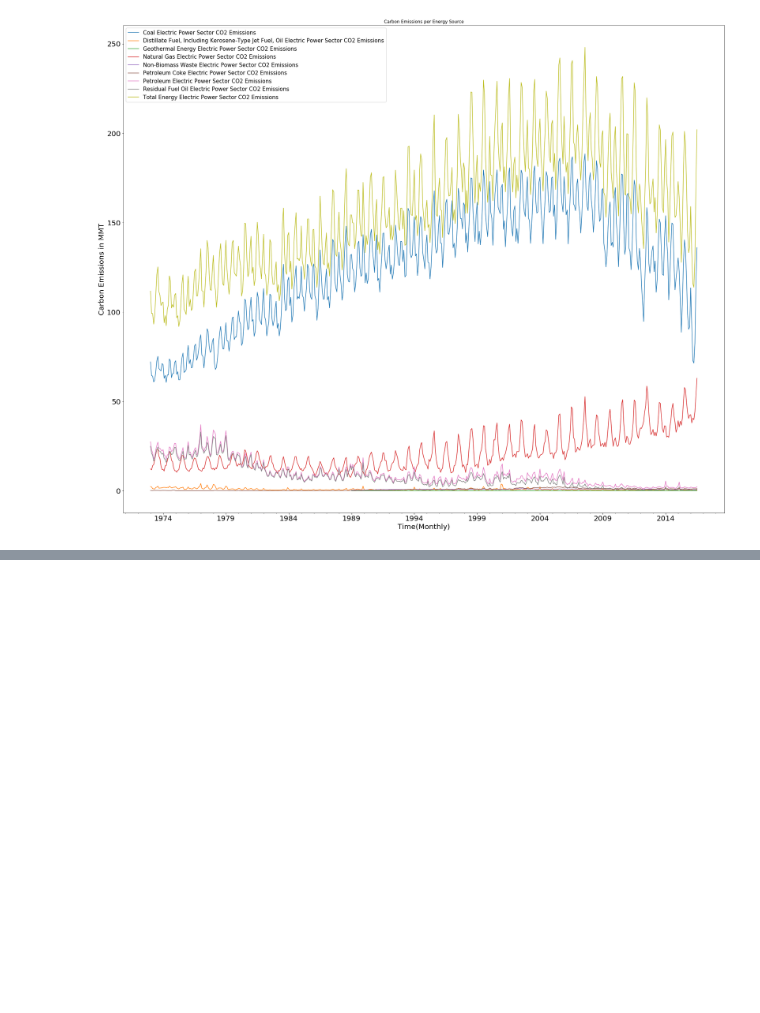
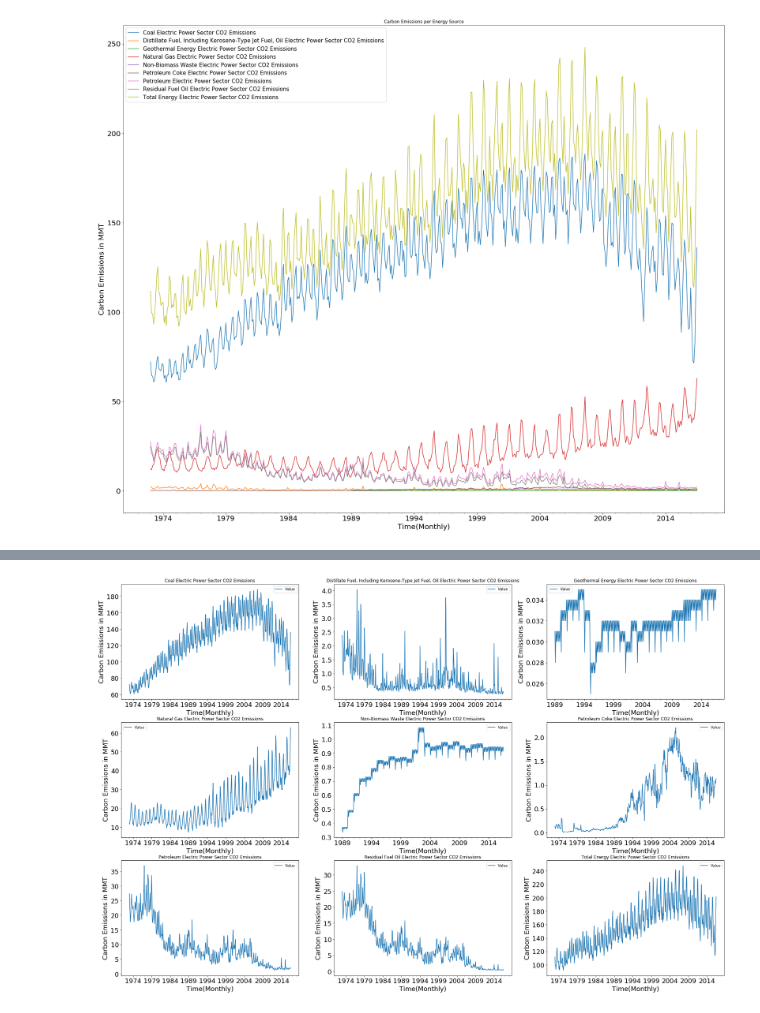
Before and after one commit to kaziahosunhabibripon/Time-Series, a Jupyter notebook: SARIMA-1.ipynb, the cells around one changed output, grey strips where cells are left out. Saved outputs shown, nothing was run; the diff lists cells and outputs as text; code cells hidden in the pictures; blank space fills up the shorter version.

```diff
--- a/SARIMA-1.ipynb
+++ b/SARIMA-1.ipynb
@@ -183,0 +186,10 @@ for desc, group in Energy_sources:
+# %%
+fig, axes = plt.subplots(3,3, figsize = (30, 20))
+for (desc, group), ax in zip(Energy_sources, axes.flatten()):
+    group.plot(y='Value',ax = ax, title=desc, fontsize = 18)
+    ax.set_xlabel('Time(Monthly)')
+    ax.set_ylabel('Carbon Emissions in MMT')
+    ax.xaxis.label.set_size(18)
+    ax.yaxis.label.set_size(18)
+# %% [output]
+[figure, added]
```
Also changed, not shown: parts of 11 cells of this notebook, 2 other files.
